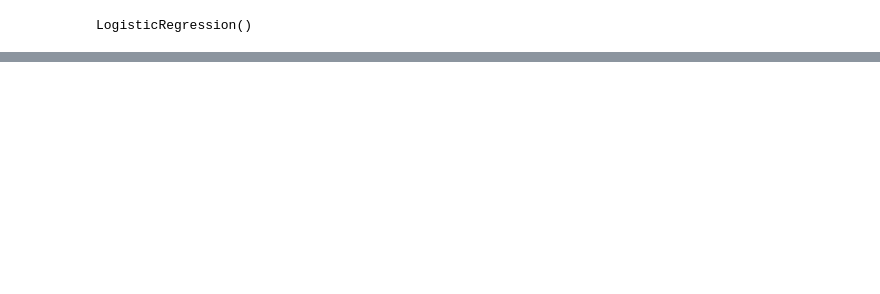
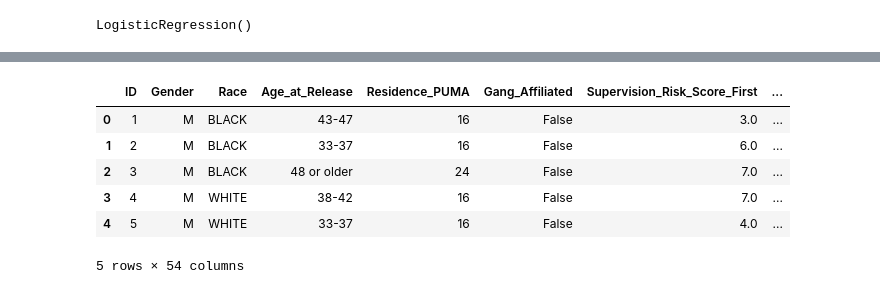
Before and after one commit to ga-dsi-822-group4/recidivism, a Jupyter notebook: New York.ipynb, the cells around one changed output, grey strips where cells are left out. Cells and saved outputs as stored; diff of their text form; code cells hidden in the pictures; blank space fills up the shorter version.

```diff
--- a/New York.ipynb
+++ b/New York.ipynb
@@ -171,0 +430,12 @@ lr.score(X_test, y_test)
+# %%
+#EDA
+georgia = pd.read_csv('./data/other/recidivism_full.csv')
+georgia.head()
+# %% [output]
+|  | ID | Gender | Race | Age_at_Release | Residence_PUMA | Gang_Affiliated | Supervision_Risk_Score_First | ... |
+| 0 | 1 | M | BLACK | 43-47 | 16 | False | 3.0 | ... |
+| 1 | 2 | M | BLACK | 33-37 | 16 | False | 6.0 | ... |
+| 2 | 3 | M | BLACK | 48 or older | 24 | False | 7.0 | ... |
+| 3 | 4 | M | WHITE | 38-42 | 16 | False | 7.0 | ... |
+| 4 | 5 | M | WHITE | 33-37 | 16 | False | 4.0 | ... |
+5 rows × 54 columns
```
Also changed, not shown: parts of 55 cells of this notebook.
